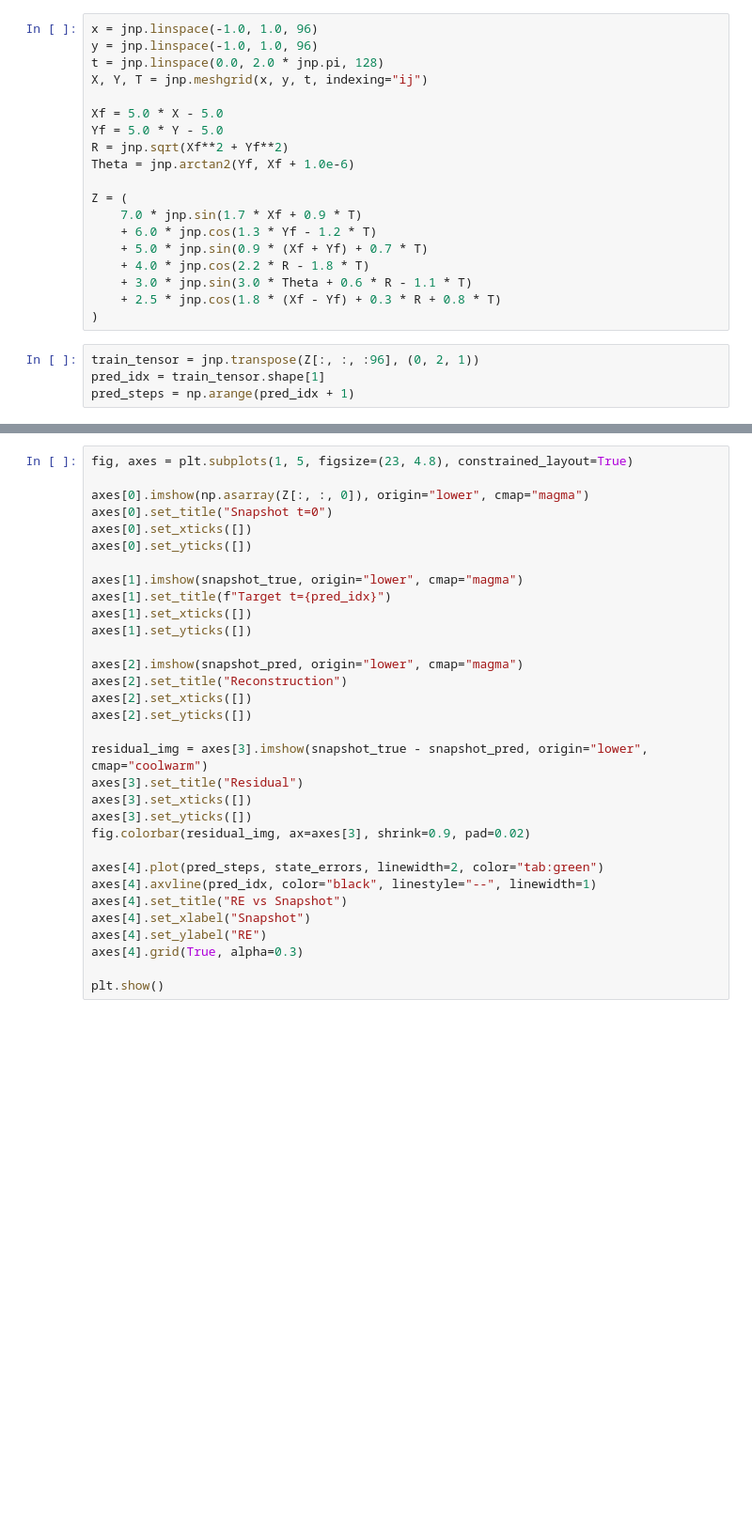
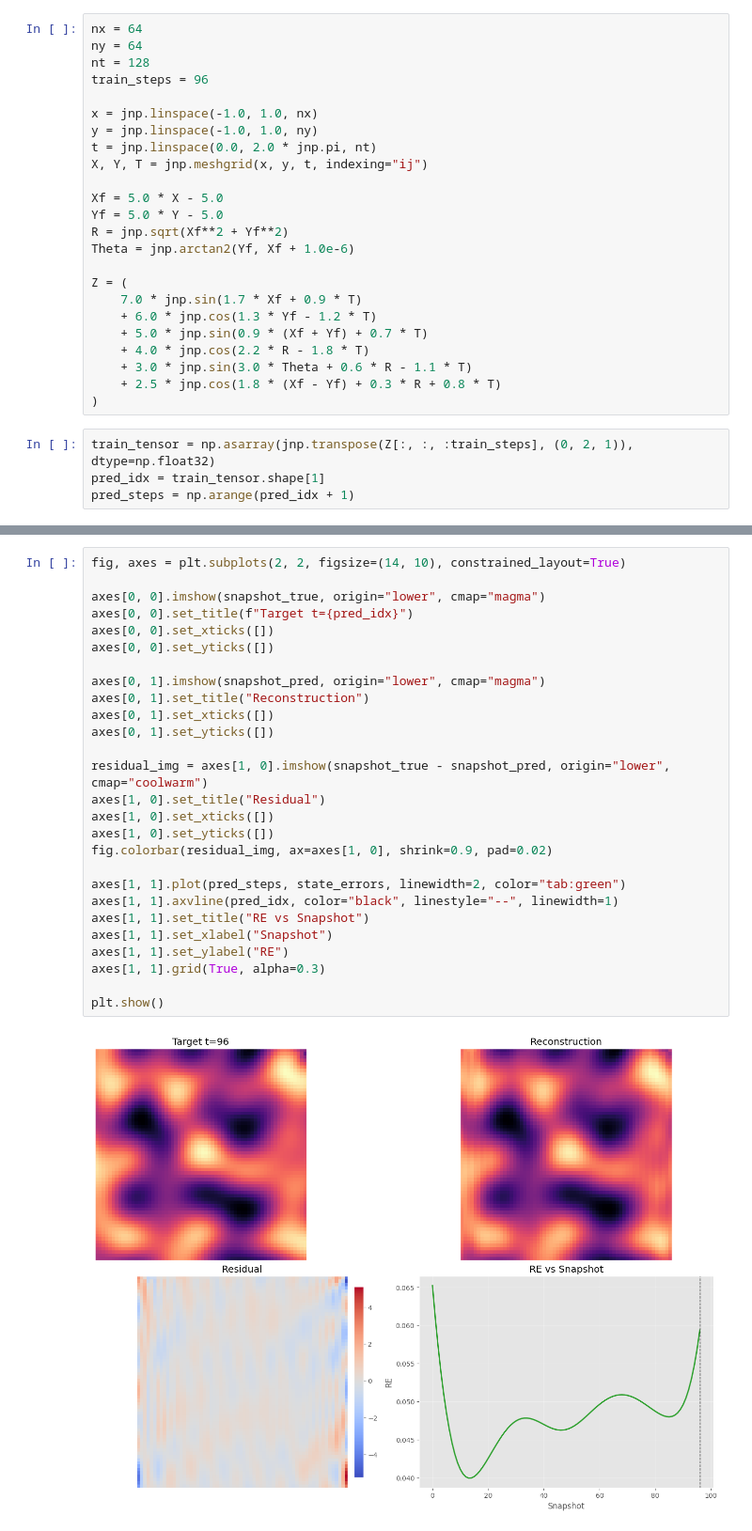
Before and after one commit to p4sttt/tdmd-toolbox, a Jupyter notebook: examples/tdmd-plasma.ipynb, the cells around one changed output, grey strips where cells are left out. Shown at 94% size. Saved outputs shown, nothing was run; the diff lists cells and outputs as text; blank space fills up the shorter version.

```diff
--- a/examples/tdmd-plasma.ipynb
+++ b/examples/tdmd-plasma.ipynb
@@ -20,9 +20,14 @@ from tdmd import FFTTransform, TDMDII
 
 plt.style.use("ggplot")
 # %%
-x = jnp.linspace(-1.0, 1.0, 96)
-y = jnp.linspace(-1.0, 1.0, 96)
-t = jnp.linspace(0.0, 2.0 * jnp.pi, 128)
+nx = 64
+ny = 64
+nt = 128
+train_steps = 96
+
+x = jnp.linspace(-1.0, 1.0, nx)
+y = jnp.linspace(-1.0, 1.0, ny)
+t = jnp.linspace(0.0, 2.0 * jnp.pi, nt)
 X, Y, T = jnp.meshgrid(x, y, t, indexing="ij")
 
 Xf = 5.0 * X - 5.0
@@ -39,7 +44,7 @@ Z = (
     + 2.5 * jnp.cos(1.8 * (Xf - Yf) + 0.3 * R + 0.8 * T)
 )
 # %%
-train_tensor = jnp.transpose(Z[:, :, :96], (0, 2, 1))
+train_tensor = np.asarray(jnp.transpose(Z[:, :, :train_steps], (0, 2, 1)), dtype=np.float32)
 pred_idx = train_tensor.shape[1]
 pred_steps = np.arange(pred_idx + 1)
 # %%
@@ -71,32 +88,29 @@ Console().print(table)
 # %%
-fig, axes = plt.subplots(1, 5, figsize=(23, 4.8), constrained_layout=True)
+fig, axes = plt.subplots(2, 2, figsize=(14, 10), constrained_layout=True)
 
-axes[0].imshow(np.asarray(Z[:, :, 0]), origin="lower", cmap="magma")
-axes[0].set_title("Snapshot t=0")
-axes[0].set_xticks([])
-axes[0].set_yticks([])
+axes[0, 0].imshow(snapshot_true, origin="lower", cmap="magma")
+axes[0, 0].set_title(f"Target t={pred_idx}")
+axes[0, 0].set_xticks([])
+axes[0, 0].set_yticks([])
 
-axes[1].imshow(snapshot_true, origin="lower", cmap="magma")
-axes[1].set_title(f"Target t={pred_idx}")
-axes[1].set_xticks([])
-axes[1].set_yticks([])
+axes[0, 1].imshow(snapshot_pred, origin="lower", cmap="magma")
+axes[0, 1].set_title("Reconstruction")
+axes[0, 1].set_xticks([])
+axes[0, 1].set_yticks([])
 
-axes[2].imshow(snapshot_pred, origin="lower", cmap="magma")
-axes[2].set_title("Reconstruction")
-axes[2].set_xticks([])
-axes[2].set_yticks([])
+residual_img = axes[1, 0].imshow(snapshot_true - snapshot_pred, origin="lower", cmap="coolwarm")
+axes[1, 0].set_title("Residual")
+axes[1, 0].set_xticks([])
+axes[1, 0].set_yticks([])
+fig.colorbar(residual_img, ax=axes[1, 0], shrink=0.9, pad=0.02)
 
-residual_img = axes[3].imshow(snapshot_true - snapshot_pred, origin="lower", cmap="coolwarm")
-axes[3].set_title("Residual")
-axes[3].set_xticks([])
-axes[3].set_yticks([])
-fig.colorbar(residual_img, ax=axes[3], shrink=0.9, pad=0.02)
-
-axes[4].plot(pred_steps, state_errors, linewidth=2, color="tab:green")
-axes[4].axvline(pred_idx, color="black", linestyle="--", linewidth=1)
-axes[4].set_title("RE vs Snapshot")
-axes[4].set_xlabel("Snapshot")
-axes[4].set_ylabel("RE")
-axes[4].grid(True, alpha=0.3)
+axes[1, 1].plot(pred_steps, state_errors, linewidth=2, color="tab:green")
+axes[1, 1].axvline(pred_idx, color="black", linestyle="--", linewidth=1)
+axes[1, 1].set_title("RE vs Snapshot")
+axes[1, 1].set_xlabel("Snapshot")
+axes[1, 1].set_ylabel("RE")
+axes[1, 1].grid(True, alpha=0.3)
 
 plt.show()
+# %% [output]
+[figure, added]
```
Also changed, not shown: parts of 2 cells of this notebook, 5 other files.
